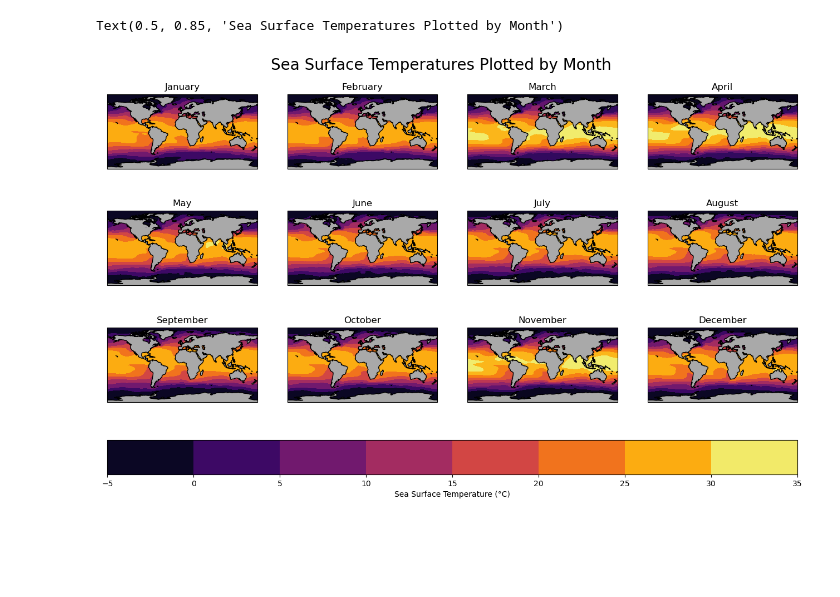
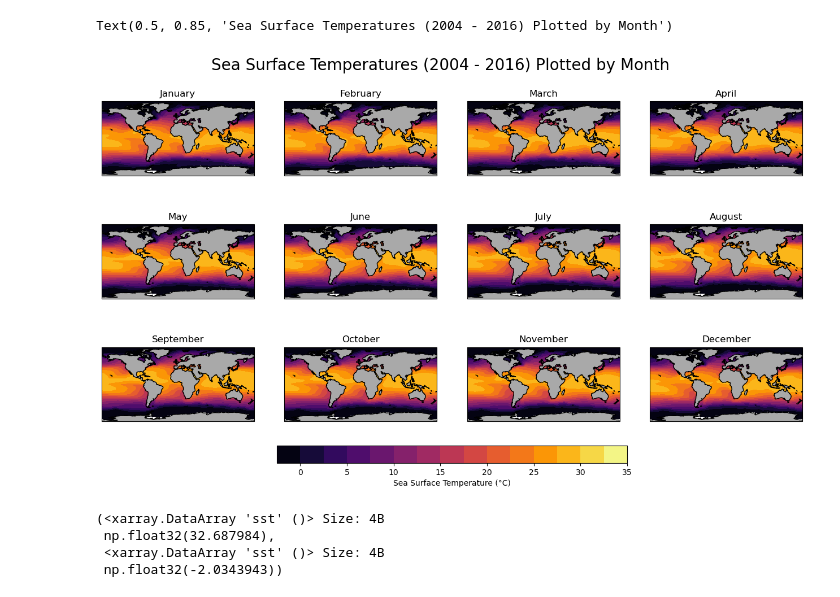
Before and after one commit to bee-ward/CLIM680, a Jupyter notebook: sst_12panel.ipynb, the cells around one changed output. Saved outputs shown, nothing was run; the diff lists cells and outputs as text; code cells hidden in the pictures; blank space fills up the shorter version.

Commit message:
Used the right dataset this time and resolved the color bar/contour map range issue

```diff
--- a/sst_12panel.ipynb
+++ b/sst_12panel.ipynb
@@ -8,25 +9,37 @@ import cartopy.mpl.ticker as cticker
 import cartopy.feature as feature
 from cartopy.util import add_cyclic_point
 # %%
-path = '/home/bward23/data-shell/sst.mon.ltm.1981-2010.nc'
-ds = xr.open_dataset(path)
+path = '/home/bward23/clim680/assignment1/sstv6.nc'
+ds = xr.open_dataset(path) #Grabs dataset from file path
+ds_04_16 = ds.sel(time = slice('2004-01-01', '2016-12-01')) #Obtains the 2004 - 2016 time slice
+month_mean = ds.groupby('time.month').mean(dim = 'time') #Averages yearly data by months
 # %%
 months = ['January', 'February', 'March', 'April', 'May', 'June', 'July', 'August', 'September', 'October', 'November', 'December']
 
 fig, ax = plt.subplots(3, 4, figsize=(16, 11), subplot_kw = {'projection': ccrs.PlateCarree()})
+levels = np.linspace(-2.5, 35, 16) #Defines max and min value for all plots, actual max and min found in code chunk below this one
 
 for idx, month in enumerate(months):
     axis = ax.flat[idx]
 
-    plot = axis.contourf(ds['lon'], ds['lat'], ds['sst'].isel(time = idx), transform = ccrs.PlateCarree(), cmap = 'inferno')
+    sst_cyclic, lon_cyclic = add_cyclic_point(month_mean['sst'][idx], coord=ds['lon']) #Resolves longitude wrapping
+
+    plot = axis.contourf(lon_cyclic, ds['lat'], sst_cyclic, transform = ccrs.PlateCarree(), cmap = 'inferno', levels = levels)
     axis.coastlines()
     axis.add_feature(feature.LAND, color = 'darkgray')
-    axis.add_feature(feature.LAKES, color = 'darkgray')
+    axis.add_feature(feature.LAKES, color = 'darkgray') #Grays out land and lakes
     axis.set_title(month)
 
 fig.subplots_adjust(hspace = -0.1)
-fig.colorbar(plot, ax = ax, orientation = 'horizontal', label = 'Sea Surface Temperature (°C)', pad = 0.08)
-fig.suptitle('Sea Surface Temperatures Plotted by Month', fontsize = 20, y = 0.85)
+fig.colorbar(plot, ax = ax, orientation = 'horizontal', label = 'Sea Surface Temperature (°C)', pad = 0.05, shrink = 0.5)
+fig.suptitle('Sea Surface Temperatures (2004 - 2016) Plotted by Month', fontsize = 20, y = 0.85)
 # %% [output]
-Text(0.5, 0.85, 'Sea Surface Temperatures Plotted by Month')
+Text(0.5, 0.85, 'Sea Surface Temperatures (2004 - 2016) Plotted by Month')
-[figure, old version]
+[figure, new version]
+# %%
+month_mean['sst'].max(), month_mean['sst'].min()
+# %% [output]
+(<xarray.DataArray 'sst' ()> Size: 4B
+ np.float32(32.687984),
+ <xarray.DataArray 'sst' ()> Size: 4B
+ np.float32(-2.0343943))
```
Also changed, not shown: parts of 1 cell of this notebook.
